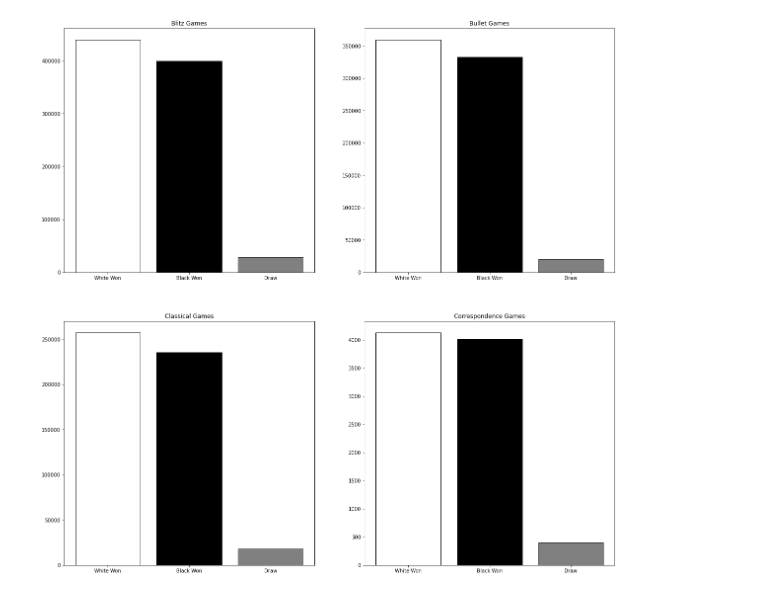
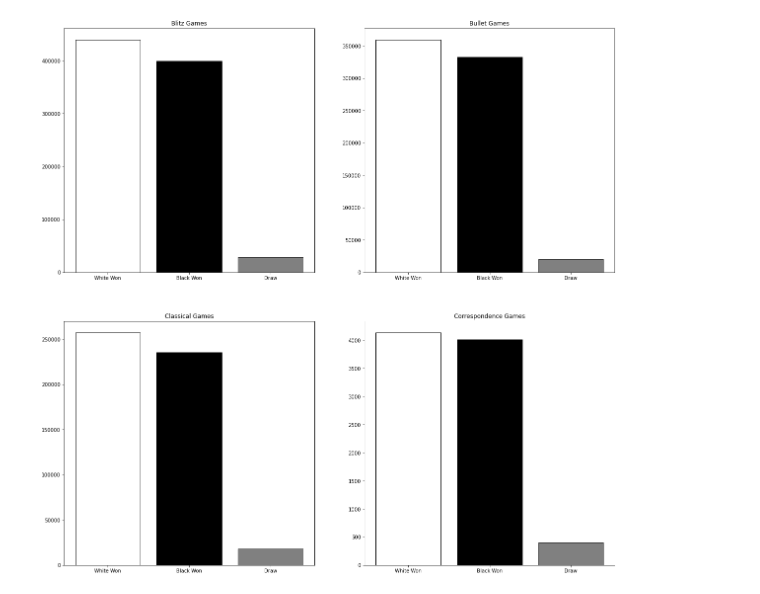
Before and after one commit to silas-wunder/Data-Wrangling-Final-Project, a Jupyter notebook: data_analysis.ipynb, the cells around one changed output. Saved outputs shown, nothing was run; the diff lists cells and outputs as text; code cells hidden in the pictures.

```diff
--- a/data_analysis.ipynb
+++ b/data_analysis.ipynb
@@ -33,37 +42,39 @@ ax.bar('Draw', len(data.loc['1/2-1/2']), color='gray', edgecolor='black');
 # %%
-labels = np.array(['Blitz', 'Bullet', 'Classical', 'Correspondence'])
-whiteWon0 = len(data.loc[('1-0', labels[0])])
-blackWon0 = len(data.loc[('0-1', labels[0])])
-draw0 = len(data.loc[('1/2-1/2', labels[0])])
-whiteWon1 = len(data.loc[('1-0', labels[1])])
-blackWon1 = len(data.loc[('0-1', labels[1])])
-draw1 = len(data.loc[('1/2-1/2', labels[1])])
-whiteWon2 = len(data.loc[('1-0', labels[2])])
-blackWon2 = len(data.loc[('0-1', labels[2])])
-draw2 = len(data.loc[('1/2-1/2', labels[2])])
-whiteWon3 = len(data.loc[('1-0', labels[3])])
-blackWon3 = len(data.loc[('0-1', labels[3])])
-draw3 = len(data.loc[('1/2-1/2', labels[3])])
+labels = np.array(["Blitz", "Bullet", "Classical", "Correspondence"])
+whiteWon0 = len(data.loc[("1-0", labels[0])])
+blackWon0 = len(data.loc[("0-1", labels[0])])
+draw0 = len(data.loc[("1/2-1/2", labels[0])])
+whiteWon1 = len(data.loc[("1-0", labels[1])])
+blackWon1 = len(data.loc[("0-1", labels[1])])
+draw1 = len(data.loc[("1/2-1/2", labels[1])])
+whiteWon2 = len(data.loc[("1-0", labels[2])])
+blackWon2 = len(data.loc[("0-1", labels[2])])
+draw2 = len(data.loc[("1/2-1/2", labels[2])])
+whiteWon3 = len(data.loc[("1-0", labels[3])])
+blackWon3 = len(data.loc[("0-1", labels[3])])
+draw3 = len(data.loc[("1/2-1/2", labels[3])])
 
 fig, axs = plt.subplots(2, 2, figsize=(20, 20))
-axs[0, 0].bar('White Won', whiteWon0, color='white', edgecolor='black')
-axs[0, 0].bar('Black Won', blackWon0, color='black', edgecolor='black')
-axs[0, 0].bar('Draw', draw0, color='gray', edgecolor='black')
-axs[0, 0].set_title('Blitz Games')
-axs[0, 1].bar('White Won', whiteWon1, color='white', edgecolor='black')
-axs[0, 1].bar('Black Won', blackWon1, color='black', edgecolor='black')
-axs[0, 1].bar('Draw', draw1, color='gray', edgecolor='black')
-axs[0, 1].set_title('Bullet Games')
-axs[1, 0].bar('White Won', whiteWon2, color='white', edgecolor='black')
-axs[1, 0].bar('Black Won', blackWon2, color='black', edgecolor='black')
-axs[1, 0].bar('Draw', draw2, color='gray', edgecolor='black')
-axs[1, 0].set_title('Classical Games')
-axs[1, 1].bar('White Won', whiteWon3, color='white', edgecolor='black')
-axs[1, 1].bar('Black Won', blackWon3, color='black', edgecolor='black')
-axs[1, 1].bar('Draw', draw3, color='gray', edgecolor='black')
-axs[1, 1].set_title('Correspondence Games');
+axs[0, 0].bar("White Won", whiteWon0, color="white", edgecolor="black")
+axs[0, 0].bar("Black Won", blackWon0, color="black", edgecolor="black")
+axs[0, 0].bar("Draw", draw0, color="gray", edgecolor="black")
+axs[0, 0].set_title("Blitz Games")
+axs[0, 1].bar("White Won", whiteWon1, color="white", edgecolor="black")
+axs[0, 1].bar("Black Won", blackWon1, color="black", edgecolor="black")
+axs[0, 1].bar("Draw", draw1, color="gray", edgecolor="black")
+axs[0, 1].set_title("Bullet Games")
+axs[1, 0].bar("White Won", whiteWon2, color="white", edgecolor="black")
+axs[1, 0].bar("Black Won", blackWon2, color="black", edgecolor="black")
+axs[1, 0].bar("Draw", draw2, color="gray", edgecolor="black")
+axs[1, 0].set_title("Classical Games")
+axs[1, 1].bar("White Won", whiteWon3, color="white", edgecolor="black")
+axs[1, 1].bar("Black Won", blackWon3, color="black", edgecolor="black")
+axs[1, 1].bar("Draw", draw3, color="gray", edgecolor="black")
+axs[1, 1].set_title("Correspondence Games")
+axs[1, 1].spines["top"].set_visible(False)
+axs[1, 1].spines["right"].set_visible(False)
 # %% [output]
-[figure, old version]
+[figure, new version]
 # %%
 fig, axs = plt.subplots(2, 2, figsize=(20, 20))
 fig.delaxes(axs[1, 1])
```
Also changed, not shown: parts of 8 cells of this notebook.
